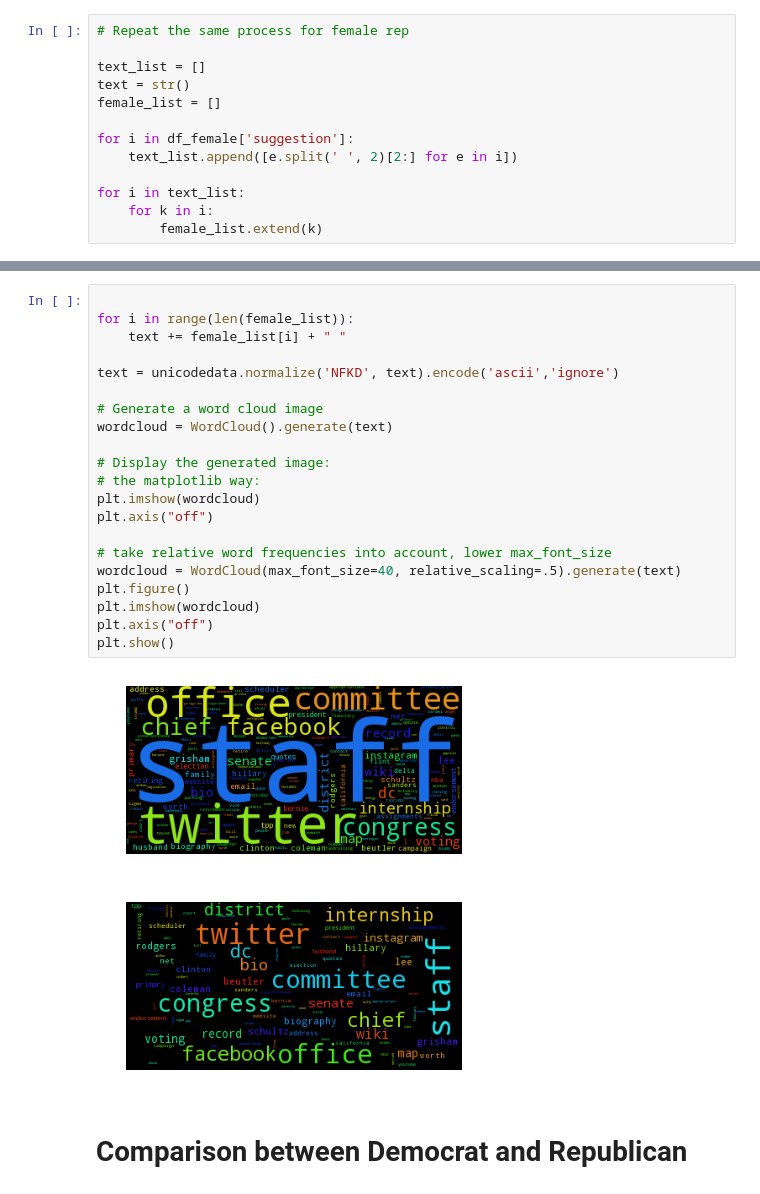
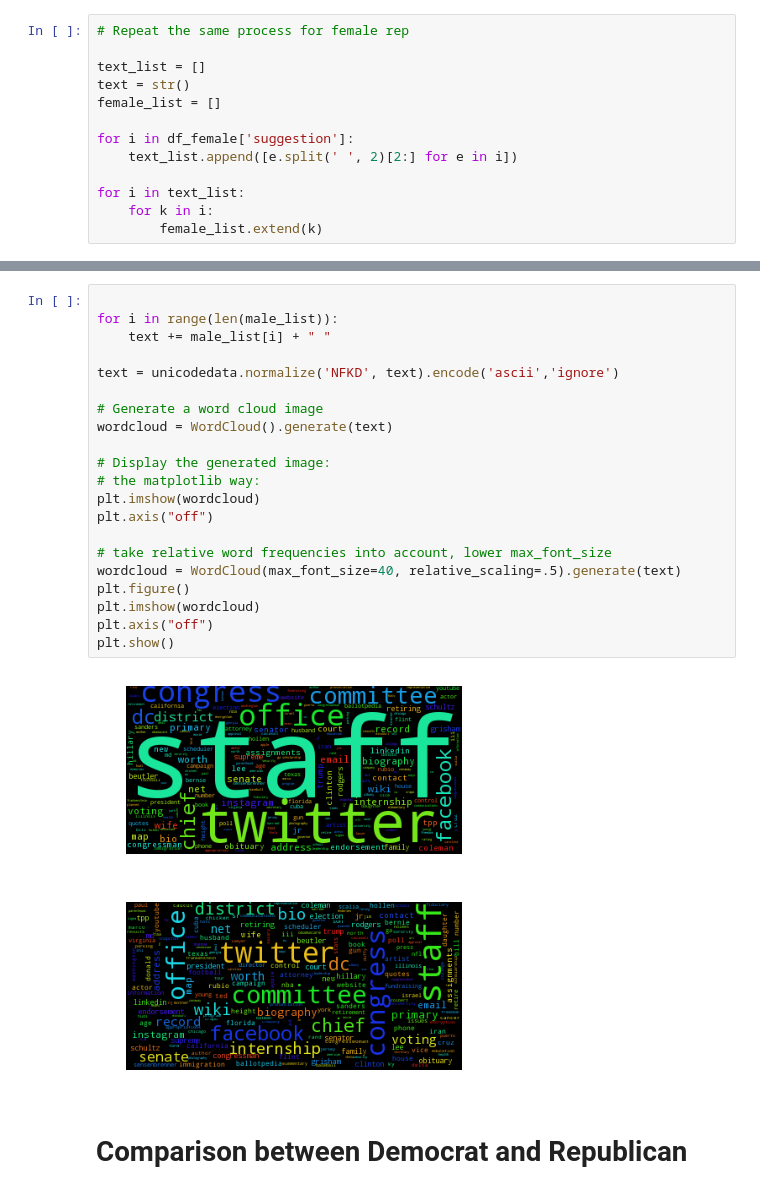
Before and after one commit to person1123/JOUR479V_Final_Project, a Jupyter notebook: autosuggest_exploratoryAnalysis.py.ipynb, the cells around one changed output, grey strips where cells are left out. Saved outputs shown, nothing was run; the diff lists cells and outputs as text.

```diff
--- a/autosuggest_exploratoryAnalysis.py.ipynb
+++ b/autosuggest_exploratoryAnalysis.py.ipynb
@@ -179,27 +184,27 @@ IndexError: list index out of range
 # %%
 
-for i in range(len(female_list)):
-    text += female_list[i] + " "
+for i in range(len(male_list)):
+    text += male_list[i] + " "
 
 text = unicodedata.normalize('NFKD', text).encode('ascii','ignore')
 
 # Generate a word cloud image
 wordcloud = WordCloud().generate(text)
 
 # Display the generated image:
 # the matplotlib way:
 plt.imshow(wordcloud)
 plt.axis("off")
 
 # take relative word frequencies into account, lower max_font_size
 wordcloud = WordCloud(max_font_size=40, relative_scaling=.5).generate(text)
 plt.figure()
 plt.imshow(wordcloud)
 plt.axis("off")
 plt.show()
 # %% [output]
-[figure, old version]
+[figure, new version]
-[figure, old version]
+[figure, new version]
 # %% [markdown]
 # Comparison between Democrat and Republican
 # %%
```
Also changed, not shown: parts of 6 cells of this notebook, 1 other file.
